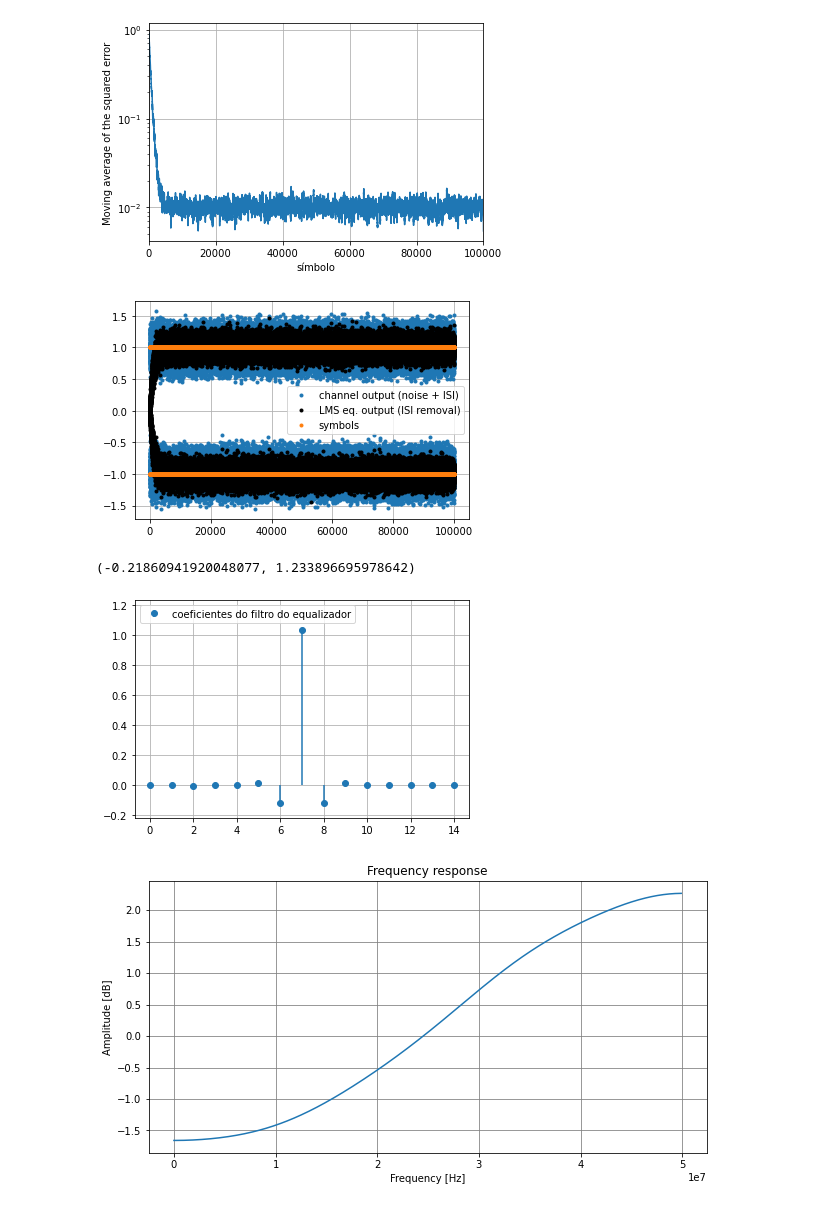
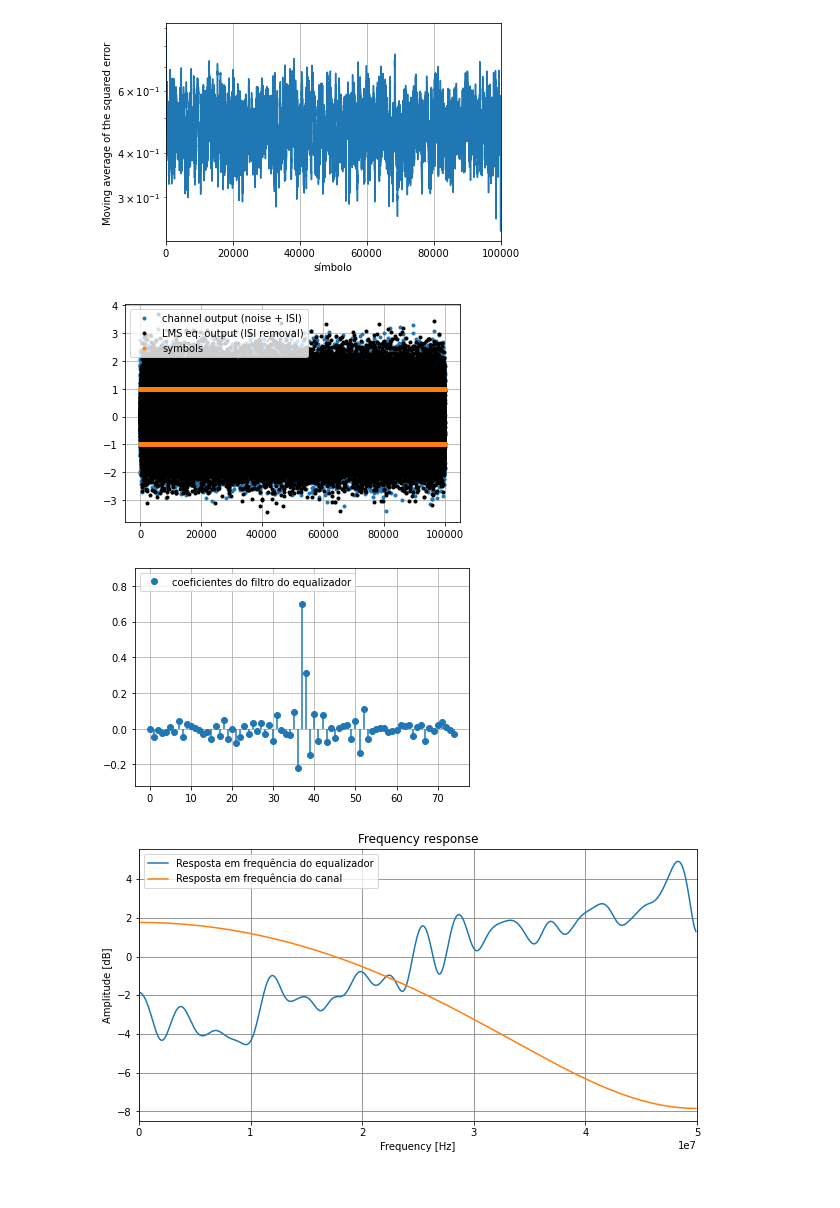
Before and after one commit to edsonportosilva/TDI, a Jupyter notebook: jupyter/Listas/Equalização linear com LMS.ipynb, the cells around one changed output. Drawn from its saved outputs; the diff is of its cells as text; code cells hidden in the pictures.

```diff
--- a/jupyter/Listas/Equalização linear com LMS.ipynb
+++ b/jupyter/Listas/Equalização linear com LMS.ipynb
@@ -64,13 +64,17 @@ from optic.plot import eyediagram, pconst
 from optic.models import awgn
 
 # Simulação de transmissão em canal AWGN
-SNRdB = 20  # relação sinal-ruído
+SNRdB = 5  # relação sinal-ruído
 M      = 2  # ordem do formato de modulação
 constType = 'pam' # 'qam', 'psk', 'pam' or 'ook'
 
+# canal linear
+hch_ = np.array([0.205, 0.815, 0.205]) # resposta ao impulso do canal
+hch = upsample(hch_, SpS)
+
 # parâmetros do equalizador
-Ntaps = 15
-μ = 0.001
+Ntaps = 75
+μ = 0.005
 
 # parâmetros da simulação
 SpS = 16            # Amostras por símbolo
@@ -96,9 +100,12 @@ symbTx = pnorm(symbTx) # normaliza energia média dos símbolos
 symbolsUp = upsample(symbTx, SpS)
 
 # formatação de pulso NRZ
-pulse = pulseShape('nrz', SpS)
+pulse = pulseShape('rrc', SpS,  N=2048, alpha=0.01)
 sigTx = firFilter(pulse, symbolsUp)
 sigTx = pnorm(sigTx)
+
+# canal
+sigCh = firFilter(hch, sigTx)
 
 # ruído gaussiano branco
 Nsamples = sigTx.size
@@ -110,13 +117,12 @@ if constType == 'pam':
 elif constType == 'qam':
     ruido  = 1/np.sqrt(2)*(normal(0, σ, Nsamples) + 1j*normal(0, σ, Nsamples)) # complex-valued AWGN
 
-# diagrama de olho
-eyediagram(sigTx+ruido, Nsamples, SpS, plotlabel= str(M)+'-'+constType.upper()+' channel output (noise + ISI)', ptype='fancy')
-eyediagram(firFilter(pulse, sigTx+ruido), Nsamples, SpS, plotlabel= str(M)+'-'+constType.upper()+' MF output', ptype='fancy')
+# filtro casado
+sigRx = firFilter(pulse, sigCh+ruido)
+sigRx = pnorm(sigRx)
 
-# filtro casado
-sigRx = firFilter(pulse, sigTx+ruido)
-sigRx = pnorm(sigRx)
+# diagrama de olho após o filtro casado
+eyediagram(sigRx, Nsamples, SpS, plotlabel= str(M)+'-'+constType.upper()+' MF output', ptype='fancy')
 
 # downsampling
 y = sigRx[0::SpS].real
@@ -144,8 +150,8 @@ print(f'BER (sem equalização) = {BERpre:.2e}')
 print(f'BER (com equalização) = {BERpos:.2e}')
 
 # aplicando o filtro obtido pelo equalizador LMS no sinal obtido na saída do filtro casado
-sigLMS = firFilter(upsample(h_eq, SpS), firFilter(pulse, sigTx+ruido))
+sigLMS = firFilter(upsample(h_eq, SpS), firFilter(pulse, sigCh+ruido))
 
 # observando o diagrama de olho como se o filtro obtido pelo equalizador LMS fosse aplicado na saída do filtro casado
-eyediagram(sigLMS, Nsamples, SpS, plotlabel= str(M)+'-'+constType.upper()+' after the LMS filter', ptype='fancy')
+eyediagram(pnorm(sigLMS), Nsamples, SpS, plotlabel= str(M)+'-'+constType.upper()+' after the LMS filter', ptype='fancy')
 # %% [output]
@@ -164,23 +169,22 @@ plt.ylabel('Moving average of the squared error')
 plt.grid()
 plt.xlim(0, len(squaredError));
 # %% [output]
-[figure, old version]
+[figure, new version]
 # %%
 plt.plot(y,'.', label='channel output (noise + ISI)')
 plt.plot(symbRx,'k.', label='LMS eq. output (ISI removal)')
 plt.plot(symbTx,'.', label='symbols')
-plt.legend()
+plt.legend(loc='upper left')
 plt.grid()
 # %% [output]
-[figure, old version]
+[figure, new version]
 # %%
 plt.stem(np.arange(Ntaps), h_eq, basefmt=" ", label='coeficientes do filtro do equalizador');
 plt.grid()
 plt.legend(loc='upper left')
-plt.ylim(min(h_eq)-0.1,max(h_eq)+0.2)
+plt.ylim(min(h_eq)-0.1,max(h_eq)+0.2);
 # %% [output]
-(-0.21860941920048077, 1.233896695978642)
-[figure, old version]
+[figure, new version]
 # %%
 fs = Rs
 ω, h = sp.signal.freqz(b=h_eq, a=1)
@@ -188,10 +192,18 @@ x = ω * fs * 1.0 / (2 * np.pi)
 y = 20*np.log10(np.abs(h))
 
 plt.figure(figsize=(10,5))
-plt.plot(x, y)
+plt.plot(x, y,label = 'Resposta em frequência do equalizador')
 plt.ylabel('Amplitude [dB]')
 plt.xlabel('Frequency [Hz]')
 plt.title('Frequency response')
 plt.grid(which='both', linestyle='-', color='grey')
+
+fs = Rs
+ω, h = sp.signal.freqz(b=hch_, a=1)
+x = ω * fs * 1.0 / (2 * np.pi)
+y = 20*np.log10(np.abs(h))
+plt.plot(x, y, label = 'Resposta em frequência do canal')
+plt.legend()
+plt.xlim(0,Rs/2);
 # %% [output]
-[figure, old version]
+[figure, new version]
```
Also changed, not shown: parts of 1 cell of this notebook.
